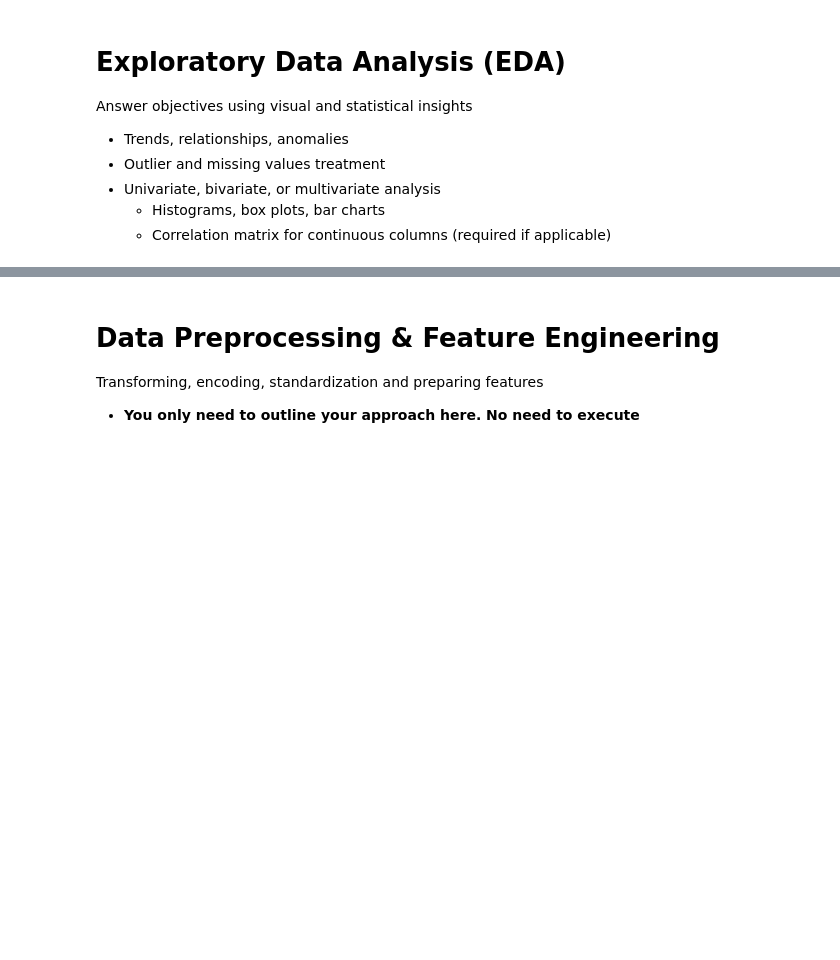
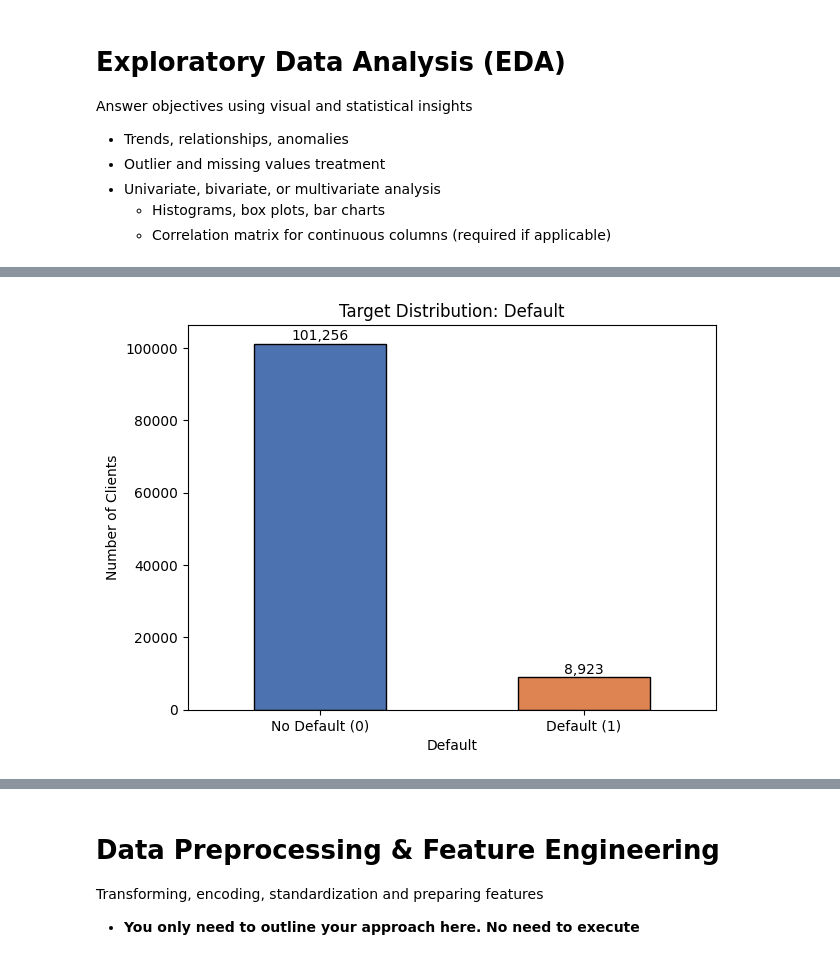
Before and after one commit to sayedali777/labs_projects, a Jupyter notebook: projects/Capstone Project/2. Lightning Talk #2/lightning-talk-2.ipynb, the cells around one changed output, grey strips where cells are left out. Drawn from its saved outputs; the diff is of its cells as text; code cells hidden in the pictures; blank space fills up the shorter version.

```diff
--- a/projects/Capstone Project/2. Lightning Talk #2/lightning-talk-2.ipynb
+++ b/projects/Capstone Project/2. Lightning Talk #2/lightning-talk-2.ipynb
@@ -87,0 +584,12 @@ dtype: int64
+# %%
+median_cols = ['ID_Days', 'Population_Region_Relative', 'Age_Days', 'Registration_Days',
+               'Child_Count', 'Client_Family_Members']
+for col in median_cols:
+    df_cleaned[col] = df_cleaned[col].fillna(df_cleaned[col].median())
+
+mode_cols = ['Active_Loan', 'House_Own', 'Bike_Owned', 'Car_Owned', 'Cleint_City_Rating',
+             'Client_Income_Type', 'Client_Housing_Type', 'Loan_Contract_Type',
+             'Client_Education', 'Type_Organization', 'Client_Marital_Status',
+             'Client_Gender', 'Accompany_Client']
+for col in mode_cols:
+    df_cleaned[col] = df_cleaned[col].fillna(df_cleaned[col].mode()[0])
@@ -87,0 +652,4 @@ dtype: int64
+# %%
+df_cleaned['Type_Organization'] = df_cleaned['Type_Organization'].replace('XNA', 'Not Employed')
+df_cleaned.loc[df_cleaned['Accompany_Client'] == '##', 'Accompany_Client'] = df_cleaned['Accompany_Client'].mode()[0]
+df_cleaned.loc[df_cleaned['Client_Gender'] == 'XNA', 'Client_Gender'] = df_cleaned['Client_Gender'].mode()[0]
@@ -87,0 +694,2 @@ dtype: int64
+# %%
+df_cleaned.loc[df_cleaned['Score_Source_2'] > 1, 'Score_Source_2'] = df_cleaned['Score_Source_2'].median()
@@ -87,0 +711,2 @@ dtype: int64
+# %%
+df_cleaned.loc[df_cleaned['Population_Region_Relative'] > 1, 'Population_Region_Relative'] = df_cleaned['Population_Region_Relative'].median()
@@ -95,0 +794,14 @@ Answer objectives using visual and statistical insights
+# %%
+
+ax = df_cleaned['Default'].value_counts().sort_index().plot(
+    kind='bar', color=['#4C72B0', '#DD8452'], edgecolor='black'
+)
+ax.set_xticklabels(['No Default (0)', 'Default (1)'], rotation=0)
+ax.set_ylabel('Number of Clients')
+ax.set_title('Target Distribution: Default')
+for i, v in enumerate(df_cleaned['Default'].value_counts().sort_index()):
+    ax.text(i, v + 1000, f'{v:,}', ha='center')
+plt.tight_layout()
+plt.show()
+# %% [output]
+[figure, added]
```
Also changed, not shown: parts of 97 cells of this notebook, 1 other file.
